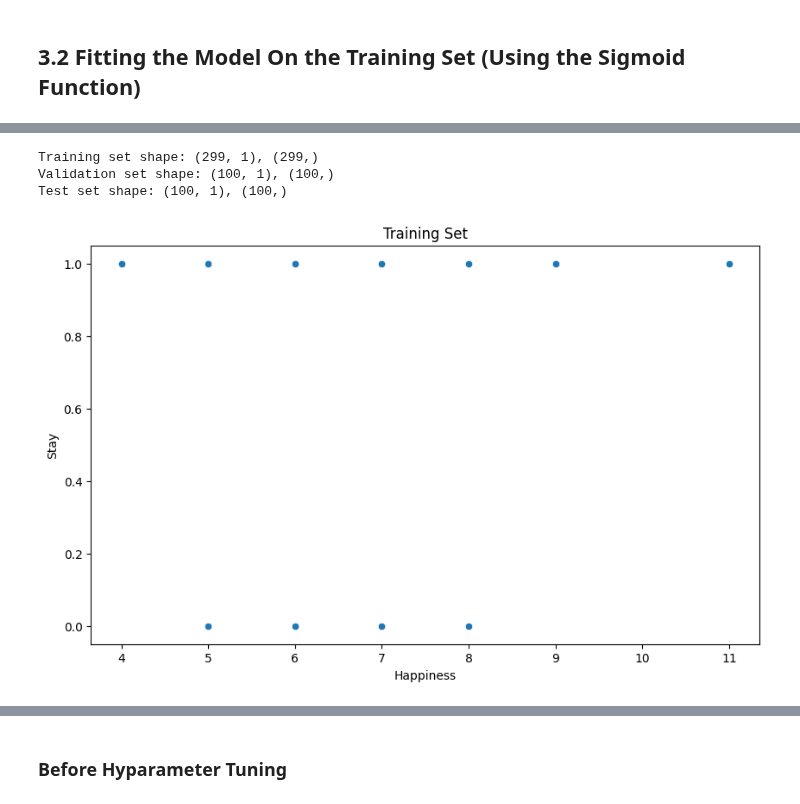
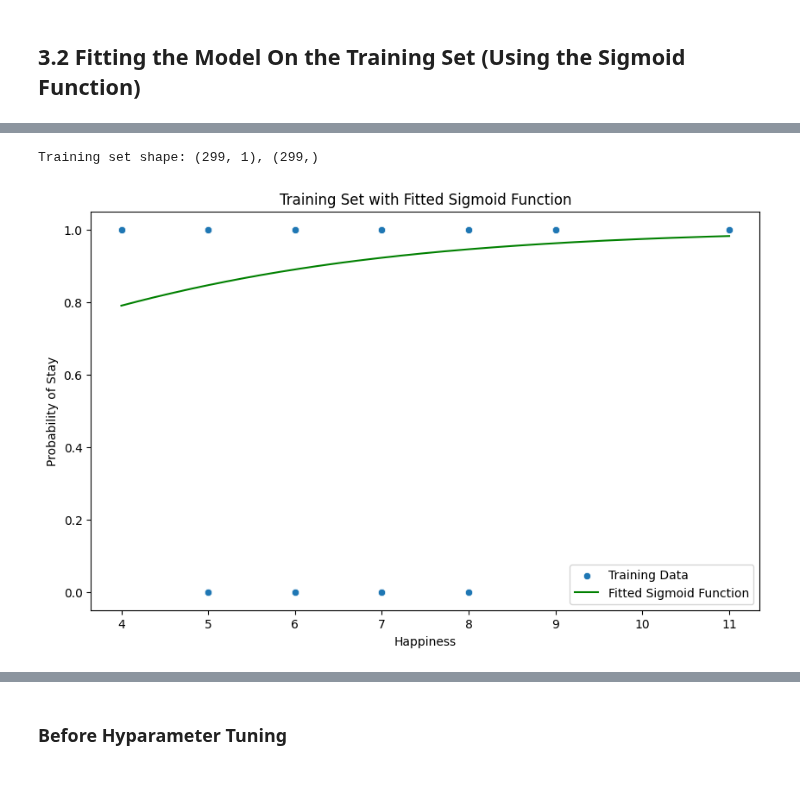
Before and after one commit to Thaps23/DAE_PROJECT_P2, a Jupyter notebook: project2.ipynb, the cells around one changed output, grey strips where cells are left out. Saved outputs shown, nothing was run; the diff lists cells and outputs as text; code cells hidden in the pictures.

```diff
--- a/project2.ipynb
+++ b/project2.ipynb
@@ -487,25 +510,28 @@ Test set shape: (100, 1), (100,)
 # %%
 X = df[['EstHap']]
 y = df['Stay']
 
 X_train, X_temp, y_train, y_temp = train_test_split(X, y, test_size=0.4, random_state=42)
 X_val, X_test, y_val, y_test = train_test_split(X_temp, y_temp, test_size=0.5, random_state=42)
 
+print(f'Training set shape: {X_train.shape}, {y_train.shape}')
 
-print(f'Training set shape: {X_train.shape}, {y_train.shape}')
-print(f'Validation set shape: {X_val.shape}, {y_val.shape}')
-print(f'Test set shape: {X_test.shape}, {y_test.shape}')
-
+model = LogisticRegression()
+model.fit(X_train, y_train)
 
 # Visualizing the training set
 plt.figure(figsize=(10, 6))
-sns.scatterplot(x=X_train['EstHap'], y=y_train)
-plt.title('Training Set')
+sns.scatterplot(x=X_train['EstHap'], y=y_train, label='Training Data')
+
+X_values = np.linspace(X_train['EstHap'].min(), X_train['EstHap'].max(), 300).reshape(-1, 1)
+y_values = model.predict_proba(X_values)[:, 1]
+
+plt.plot(X_values, y_values, color='green', label='Fitted Sigmoid Function')
+plt.title('Training Set with Fitted Sigmoid Function')
 plt.xlabel('Happiness')
-plt.ylabel('Stay')
+plt.ylabel('Probability of Stay')
+plt.legend()
 plt.show()
 # %% [output]
 Training set shape: (299, 1), (299,)
-Validation set shape: (100, 1), (100,)
-Test set shape: (100, 1), (100,)
-[figure, old version]
+[figure, new version]
```
Also changed, not shown: parts of 18 cells of this notebook.
